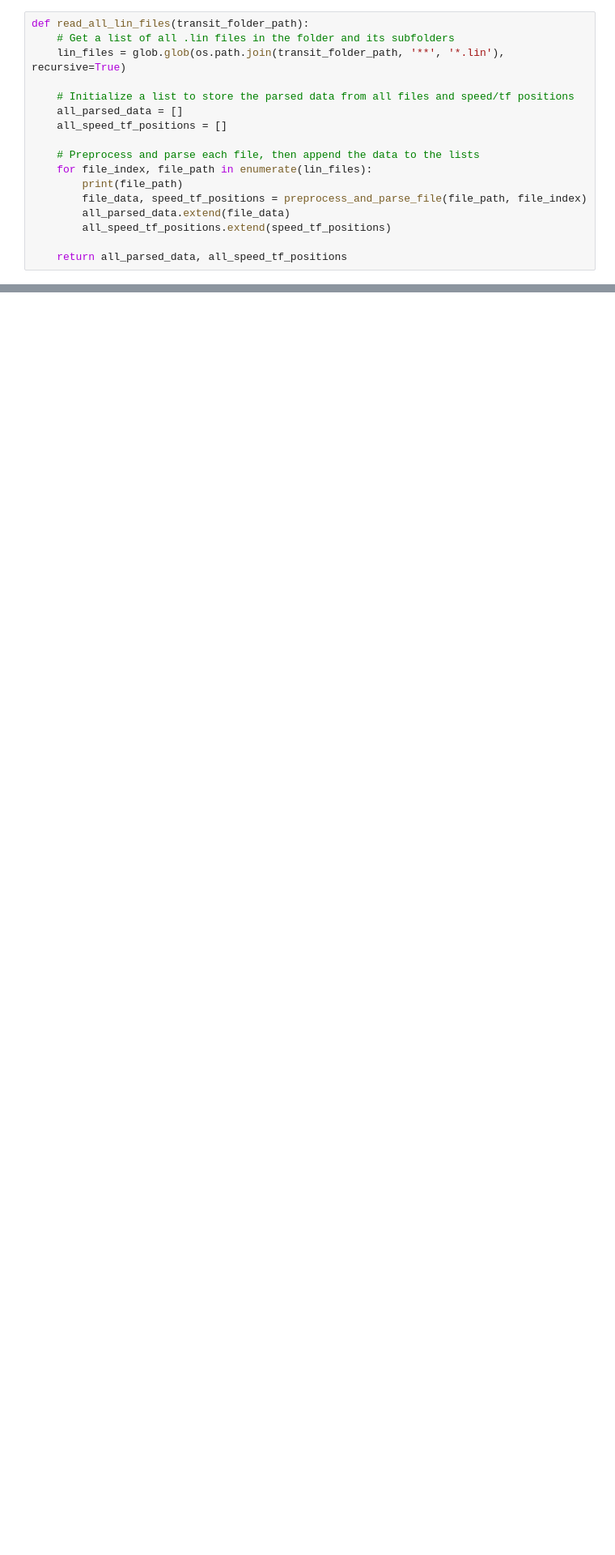
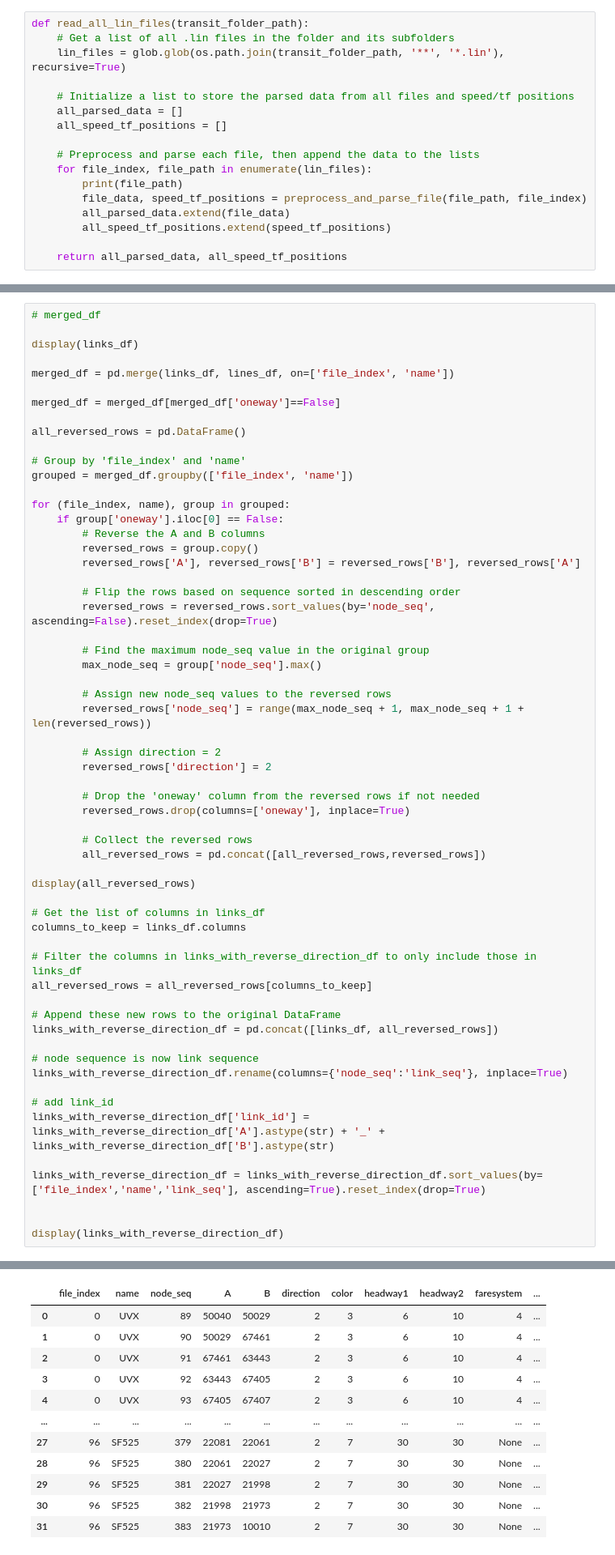
Before and after one commit to WFRCAnalytics/Resources, a Jupyter notebook: TDM/Parse-Transit-Lin-Files/parse-model-transit-lin-files.ipynb, the cells around one changed output, grey strips where cells are left out. Shown at 81% size. Drawn from its saved outputs; the diff is of its cells as text; blank space fills up the shorter version.

```diff
--- a/TDM/Parse-Transit-Lin-Files/parse-model-transit-lin-files.ipynb
+++ b/TDM/Parse-Transit-Lin-Files/parse-model-transit-lin-files.ipynb
@@ -221,0 +260,60 @@ E:\GitHub\WF-TDM-v9x\1_Inputs\4_Transit\Lin_2050_Needs_MAG\wfrc_sl_lcl_2050UF.li
+# %%
+# merged_df
+
+display(links_df)
+
+merged_df = pd.merge(links_df, lines_df, on=['file_index', 'name'])
+
+merged_df = merged_df[merged_df['oneway']==False]
+
+all_reversed_rows = pd.DataFrame()
+
+# Group by 'file_index' and 'name'
+grouped = merged_df.groupby(['file_index', 'name'])
+
+for (file_index, name), group in grouped:
+    if group['oneway'].iloc[0] == False:
+        # Reverse the A and B columns
+        reversed_rows = group.copy()
+        reversed_rows['A'], reversed_rows['B'] = reversed_rows['B'], reversed_rows['A']
+
+        # Flip the rows based on sequence sorted in descending order
+        reversed_rows = reversed_rows.sort_values(by='node_seq', ascending=False).reset_index(drop=True)
+
+        # Find the maximum node_seq value in the original group
+        max_node_seq = group['node_seq'].max()
+
+        # Assign new node_seq values to the reversed rows
+        reversed_rows['node_seq'] = range(max_node_seq + 1, max_node_seq + 1 + len(reversed_rows))
+
+        # Assign direction = 2
+        reversed_rows['direction'] = 2
+
+        # Drop the 'oneway' column from the reversed rows if not needed
+        reversed_rows.drop(columns=['oneway'], inplace=True)
+
+        # Collect the reversed rows
+        all_reversed_rows = pd.concat([all_reversed_rows,reversed_rows])
+
+display(all_reversed_rows)
+
+# Get the list of columns in links_df
+columns_to_keep = links_df.columns
+
+# Filter the columns in links_with_reverse_direction_df to only include those in links_df
+all_reversed_rows = all_reversed_rows[columns_to_keep]
+
+# Append these new rows to the original DataFrame
+links_with_reverse_direction_df = pd.concat([links_df, all_reversed_rows])
+
+# node sequence is now link sequence
+links_with_reverse_direction_df.rename(columns={'node_seq':'link_seq'}, inplace=True)
+
+# add link_id
+links_with_reverse_direction_df['link_id'] = links_with_reverse_direction_df['A'].astype(str) + '_' + links_with_reverse_direction_df['B'].astype(str)
+
+links_with_reverse_direction_df = links_with_reverse_direction_df.sort_values(by=['file_index','name','link_seq'], ascending=True).reset_index(drop=True)
+
+
+display(links_with_reverse_direction_df)
+# %% [output]
@@ -221,0 +333,12 @@ E:\GitHub\WF-TDM-v9x\1_Inputs\4_Transit\Lin_2050_Needs_MAG\wfrc_sl_lcl_2050UF.li
+|  | file_index | name | node_seq | A | B | direction | color | headway1 | headway2 | faresystem | ... |
+| 0 | 0 | UVX | 89 | 50040 | 50029 | 2 | 3 | 6 | 10 | 4 | ... |
+| 1 | 0 | UVX | 90 | 50029 | 67461 | 2 | 3 | 6 | 10 | 4 | ... |
+| 2 | 0 | UVX | 91 | 67461 | 63443 | 2 | 3 | 6 | 10 | 4 | ... |
+| 3 | 0 | UVX | 92 | 63443 | 67405 | 2 | 3 | 6 | 10 | 4 | ... |
+| 4 | 0 | UVX | 93 | 67405 | 67407 | 2 | 3 | 6 | 10 | 4 | ... |
+| ... | ... | ... | ... | ... | ... | ... | ... | ... | ... | ... | ... |
+| 27 | 96 | SF525 | 379 | 22081 | 22061 | 2 | 7 | 30 | 30 | None | ... |
+| 28 | 96 | SF525 | 380 | 22061 | 22027 | 2 | 7 | 30 | 30 | None | ... |
+| 29 | 96 | SF525 | 381 | 22027 | 21998 | 2 | 7 | 30 | 30 | None | ... |
+| 30 | 96 | SF525 | 382 | 21998 | 21973 | 2 | 7 | 30 | 30 | None | ... |
+| 31 | 96 | SF525 | 383 | 21973 | 10010 | 2 | 7 | 30 | 30 | None | ... |
```
Also changed, not shown: parts of 5 cells of this notebook, 2 other files.
